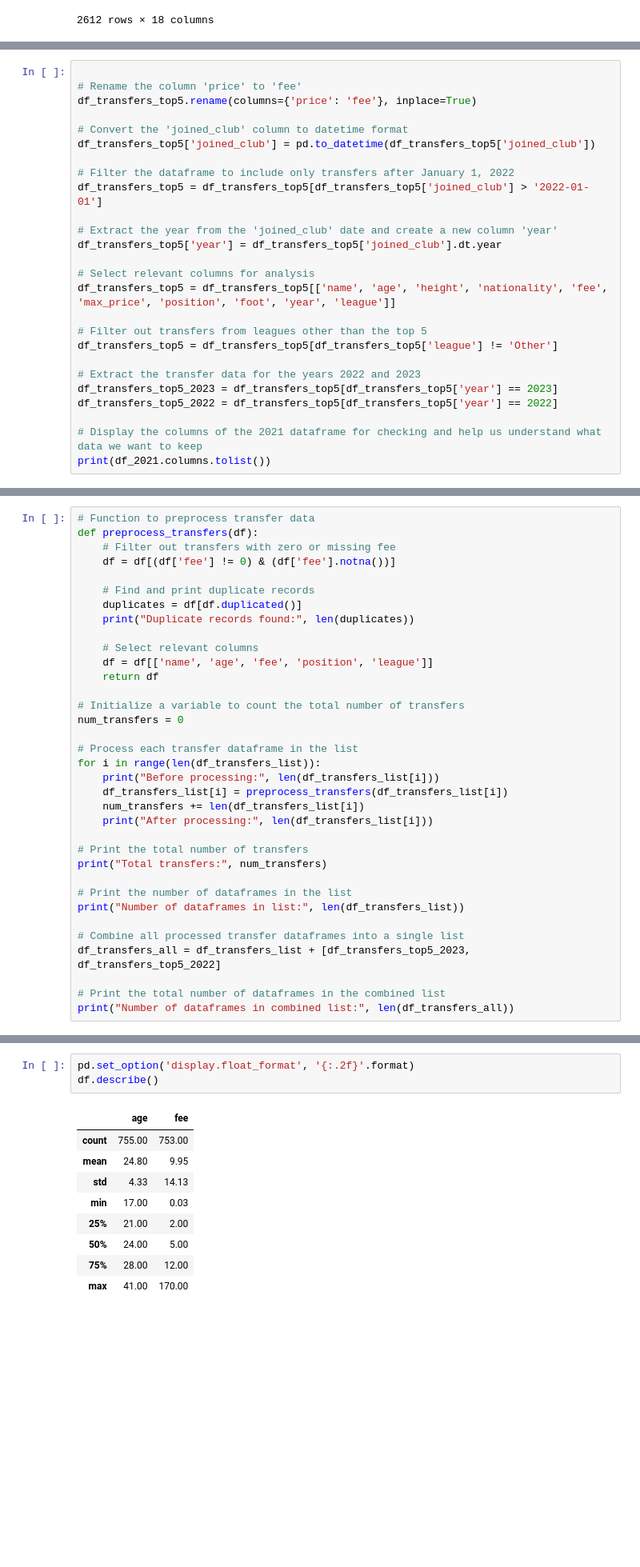
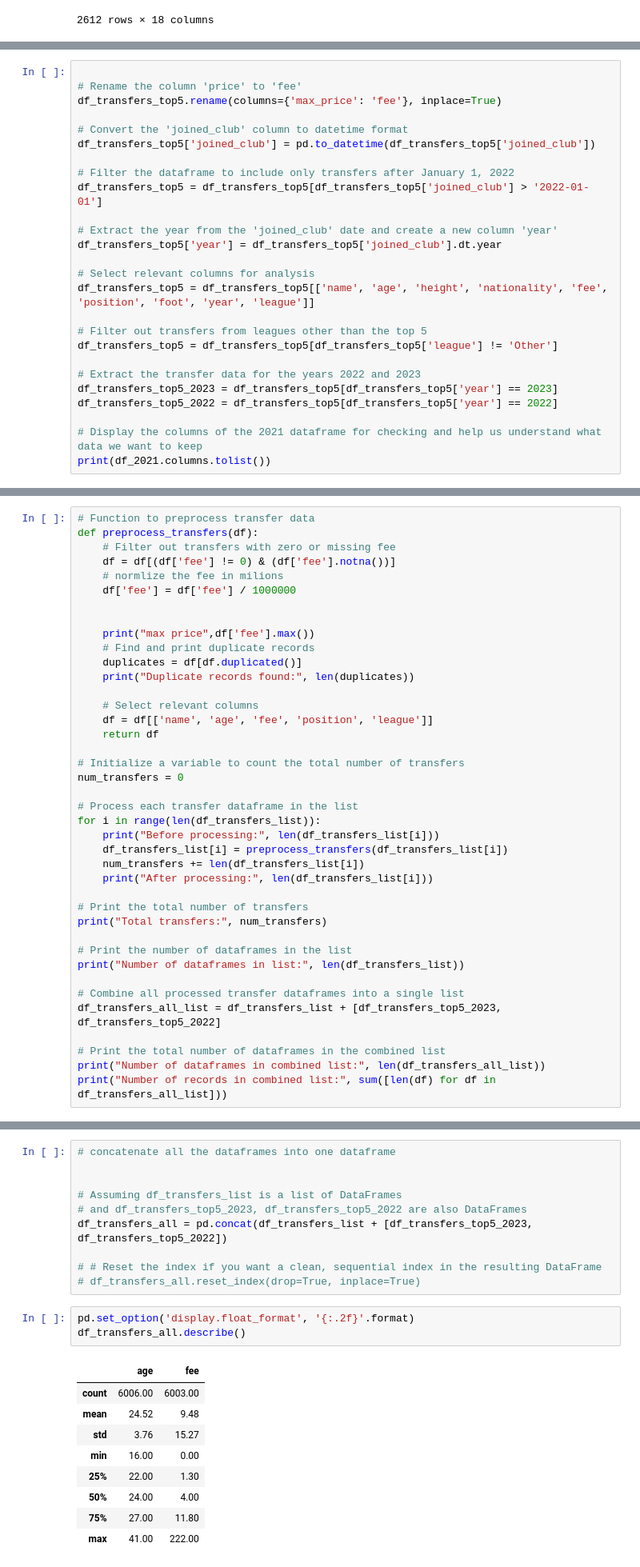
Before and after one commit to yuvalmar16/project-fintech, a Jupyter notebook: Copy_of_Fintech_Project (2).ipynb, the cells around one changed output, grey strips where cells are left out. Shown: that part at 80% size. Saved outputs shown, nothing was run; the diff lists cells and outputs as text; blank space fills up the shorter version.

```diff
--- a/Copy_of_Fintech_Project (2).ipynb
+++ b/Copy_of_Fintech_Project (2).ipynb
@@ -152,7 +144,7 @@ Top 5 Football Leagues Playprofiles Dataset (2022/23 Season). This dataset inclu
 # %%
 
 # Rename the column 'price' to 'fee'
-df_transfers_top5.rename(columns={'price': 'fee'}, inplace=True)
+df_transfers_top5.rename(columns={'max_price': 'fee'}, inplace=True)
 
 # Convert the 'joined_club' column to datetime format
 df_transfers_top5['joined_club'] = pd.to_datetime(df_transfers_top5['joined_club'])
@@ -164,7 +156,7 @@ df_transfers_top5 = df_transfers_top5[df_transfers_top5['joined_club'] > '2022-0
 df_transfers_top5['year'] = df_transfers_top5['joined_club'].dt.year
 
 # Select relevant columns for analysis
-df_transfers_top5 = df_transfers_top5[['name', 'age', 'height', 'nationality', 'fee', 'max_price', 'position', 'foot', 'year', 'league']]
+df_transfers_top5 = df_transfers_top5[['name', 'age', 'height', 'nationality', 'fee', 'position', 'foot', 'year', 'league']]
 
 # Filter out transfers from leagues other than the top 5
 df_transfers_top5 = df_transfers_top5[df_transfers_top5['league'] != 'Other']
@@ -225,7 +215,11 @@ df_player_transfer = pd.read_csv('players_transfers__top5_leagues.csv')
 def preprocess_transfers(df):
     # Filter out transfers with zero or missing fee
     df = df[(df['fee'] != 0) & (df['fee'].notna())]
+    # normlize the fee in milions
+    df['fee'] = df['fee'] / 1000000
 
+
+    print("max price",df['fee'].max())
     # Find and print duplicate records
     duplicates = df[df.duplicated()]
     print("Duplicate records found:", len(duplicates))
@@ -251,9 +245,10 @@ print("Total transfers:", num_transfers)
 print("Number of dataframes in list:", len(df_transfers_list))
 
 # Combine all processed transfer dataframes into a single list
-df_transfers_all = df_transfers_list + [df_transfers_top5_2023, df_transfers_top5_2022]
+df_transfers_all_list = df_transfers_list + [df_transfers_top5_2023, df_transfers_top5_2022]
 
 # Print the total number of dataframes in the combined list
-print("Number of dataframes in combined list:", len(df_transfers_all))
+print("Number of dataframes in combined list:", len(df_transfers_all_list))
+print("Number of records in combined list:", sum([len(df) for df in df_transfers_all_list]))
 # %% [output]
 Before processing: 2211
@@ -307,13 +295,23 @@ Messi is in the dataset.
+# %%
+# concatenate all the dataframes into one dataframe
+
+
+# Assuming df_transfers_list is a list of DataFrames
+# and df_transfers_top5_2023, df_transfers_top5_2022 are also DataFrames
+df_transfers_all = pd.concat(df_transfers_list + [df_transfers_top5_2023, df_transfers_top5_2022])
+
+# # Reset the index if you want a clean, sequential index in the resulting DataFrame
+# df_transfers_all.reset_index(drop=True, inplace=True)
 # %%
 pd.set_option('display.float_format', '{:.2f}'.format)
-df.describe()
+df_transfers_all.describe()
 # %% [output]
 |  | age | fee |
-| count | 755.00 | 753.00 |
-| mean | 24.80 | 9.95 |
-| std | 4.33 | 14.13 |
-| min | 17.00 | 0.03 |
-| 25% | 21.00 | 2.00 |
-| 50% | 24.00 | 5.00 |
-| 75% | 28.00 | 12.00 |
-| max | 41.00 | 170.00 |
+| count | 6006.00 | 6003.00 |
+| mean | 24.52 | 9.48 |
+| std | 3.76 | 15.27 |
+| min | 16.00 | 0.00 |
+| 25% | 22.00 | 1.30 |
+| 50% | 24.00 | 4.00 |
+| 75% | 27.00 | 11.80 |
+| max | 41.00 | 222.00 |
```
Also changed, not shown: parts of 36 cells of this notebook, 4 other files.
